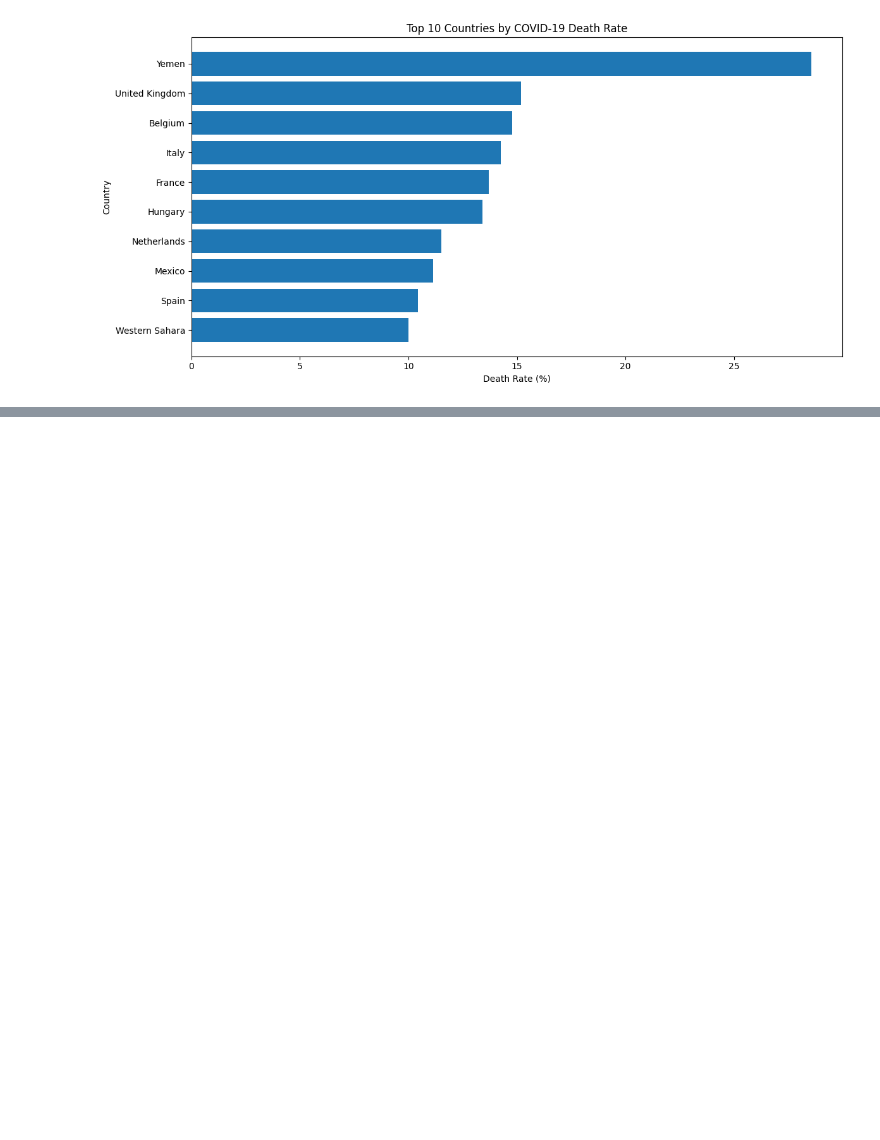
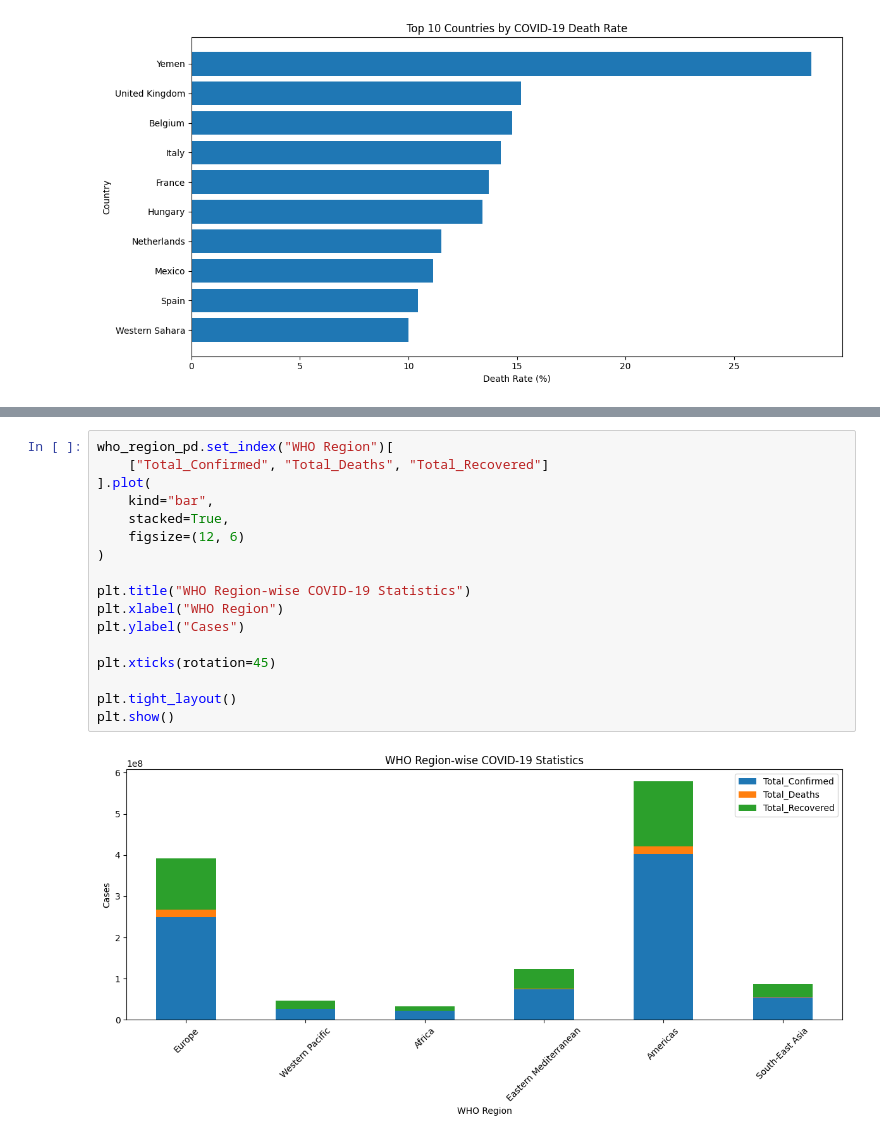
Before and after one commit to dilpreet0007/COVID19-Analytics-Pipeline, a Jupyter notebook: app.ipynb, the cells around one changed output, grey strips where cells are left out. Cells and saved outputs as stored; diff of their text form; blank space fills up the shorter version.

```diff
--- a/app.ipynb
+++ b/app.ipynb
@@ -411,0 +453,19 @@ plt.show()
+# %%
+who_region_pd.set_index("WHO Region")[
+    ["Total_Confirmed", "Total_Deaths", "Total_Recovered"]
+].plot(
+    kind="bar",
+    stacked=True,
+    figsize=(12, 6)
+)
+
+plt.title("WHO Region-wise COVID-19 Statistics")
+plt.xlabel("WHO Region")
+plt.ylabel("Cases")
+
+plt.xticks(rotation=45)
+
+plt.tight_layout()
+plt.show()
+# %% [output]
+[figure, added]
```
Also changed, not shown: parts of 5 cells of this notebook.
